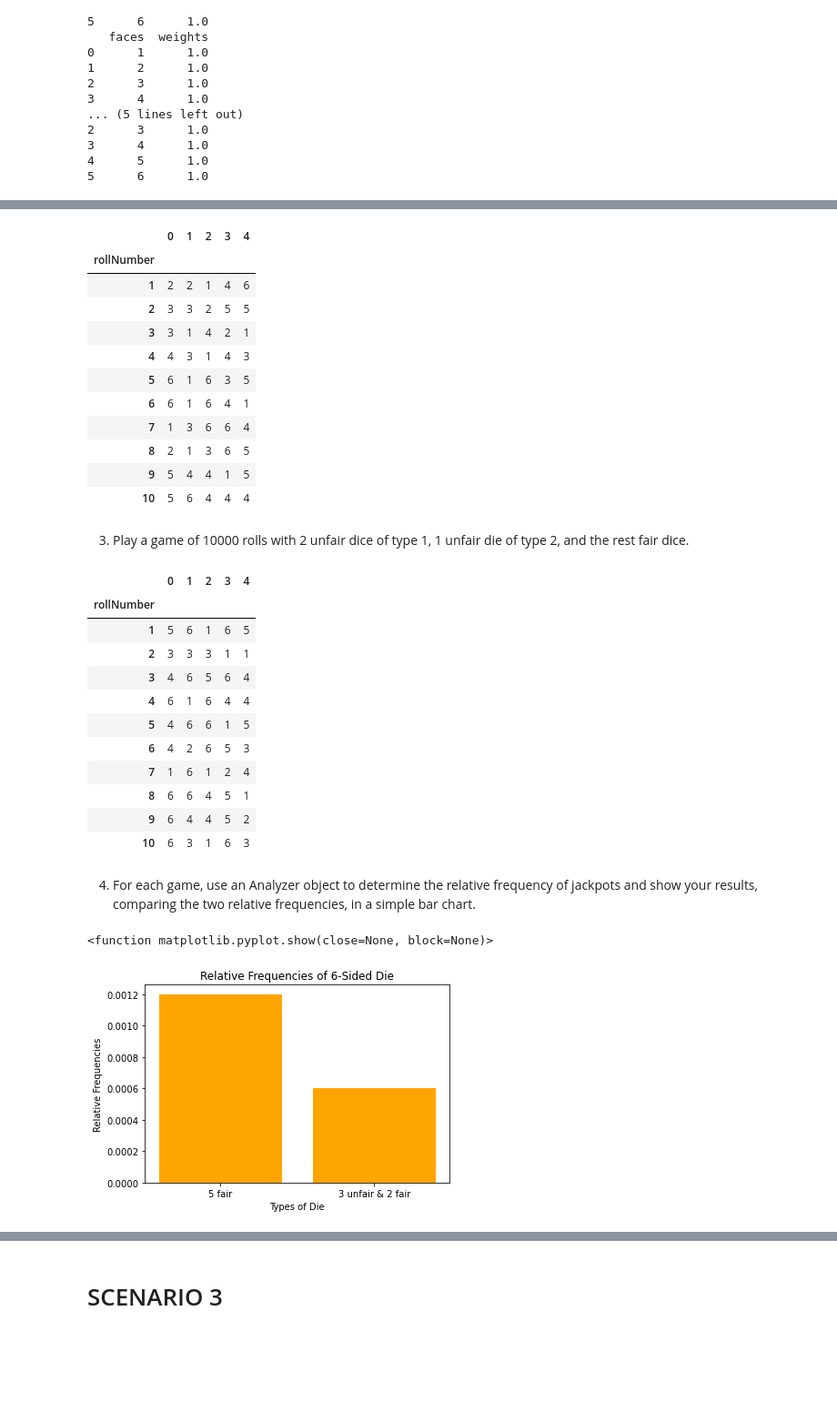
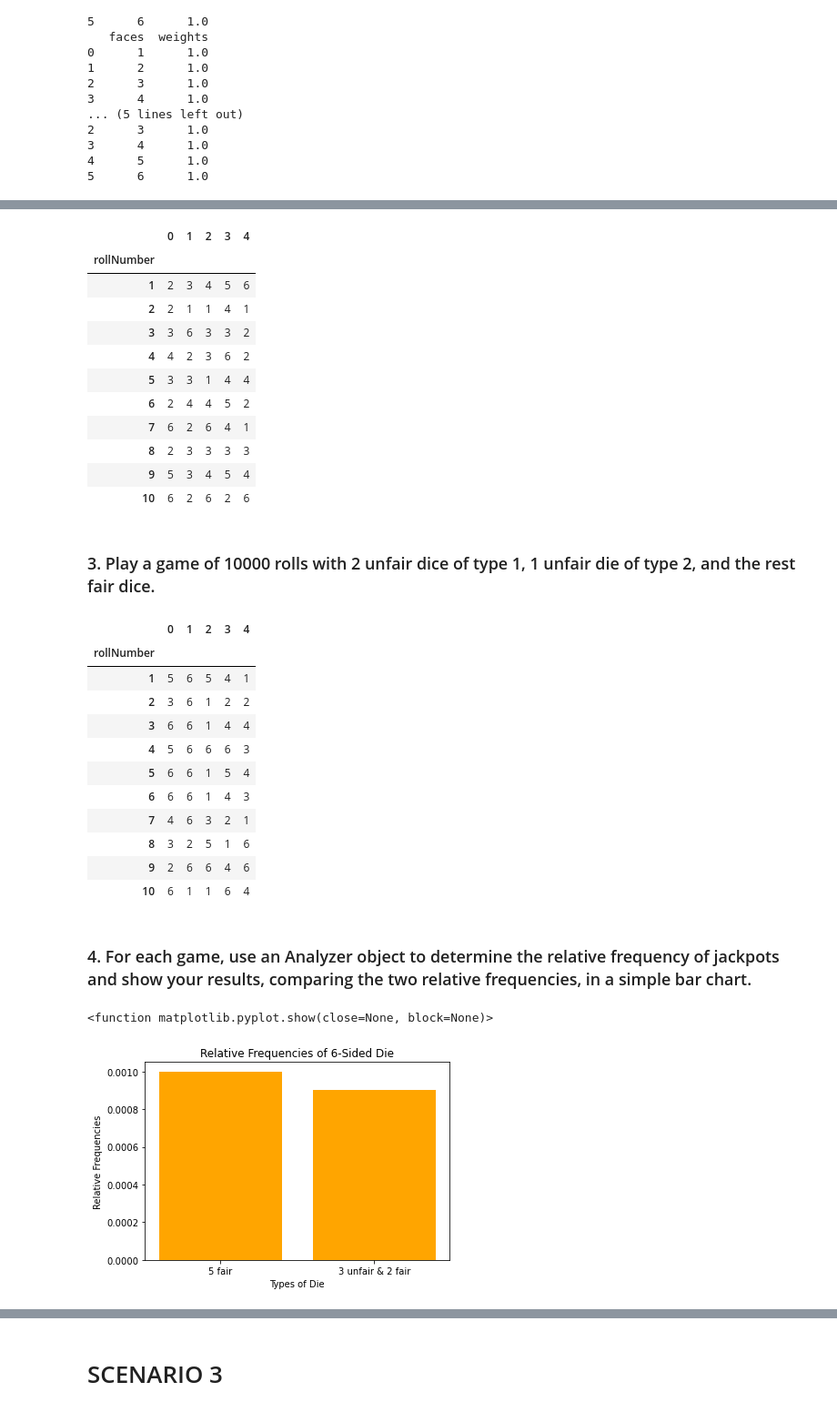
Before and after one commit to gjagtap2/FinalProjectDS5100, a Jupyter notebook: montecarlo_demo.ipynb, the cells around one changed output, grey strips where cells are left out. Shown at 91% size. Drawn from its saved outputs; the diff is of its cells as text; code cells hidden in the pictures; blank space fills up the shorter version.

```diff
--- a/montecarlo_demo.ipynb
+++ b/montecarlo_demo.ipynb
@@ -132,57 +134,57 @@ print(unfair2.showCurrent())
 # %%
 nroll = 10000
-game2 = Game([fair, fair, fair, fair, fair])
-game2.play(nroll)
-game2.show().head(10)
+fairGame = Game([fair, fair, fair, fair, fair])
+fairGame.play(nroll)
+fairGame.show().head(10)
 # %% [output]
 |  | 0 | 1 | 2 | 3 | 4 |
 | rollNumber |  |  |  |  |  |
-| 1 | 2 | 2 | 1 | 4 | 6 |
-| 2 | 3 | 3 | 2 | 5 | 5 |
-| 3 | 3 | 1 | 4 | 2 | 1 |
-| 4 | 4 | 3 | 1 | 4 | 3 |
-| 5 | 6 | 1 | 6 | 3 | 5 |
-| 6 | 6 | 1 | 6 | 4 | 1 |
-| 7 | 1 | 3 | 6 | 6 | 4 |
-| 8 | 2 | 1 | 3 | 6 | 5 |
-| 9 | 5 | 4 | 4 | 1 | 5 |
-| 10 | 5 | 6 | 4 | 4 | 4 |
+| 1 | 2 | 3 | 4 | 5 | 6 |
+| 2 | 2 | 1 | 1 | 4 | 1 |
+| 3 | 3 | 6 | 3 | 3 | 2 |
+| 4 | 4 | 2 | 3 | 6 | 2 |
+| 5 | 3 | 3 | 1 | 4 | 4 |
+| 6 | 2 | 4 | 4 | 5 | 2 |
+| 7 | 6 | 2 | 6 | 4 | 1 |
+| 8 | 2 | 3 | 3 | 3 | 3 |
+| 9 | 5 | 3 | 4 | 5 | 4 |
+| 10 | 6 | 2 | 6 | 2 | 6 |
 # %% [markdown]
-3. Play a game of 10000 rolls with 2 unfair dice of type 1, 1 unfair die of type 2, and the rest fair dice.
+### 3. Play a game of 10000 rolls with 2 unfair dice of type 1, 1 unfair die of type 2, and the rest fair dice.
 # %%
-game3 = Game([unfair1, unfair1, unfair2, fair, fair])
-game3.play(nroll)
-game3.show().head(10)
+unfairGame = Game([unfair1, unfair1, unfair2, fair, fair])
+unfairGame.play(nroll)
+unfairGame.show().head(10)
 # %% [output]
 |  | 0 | 1 | 2 | 3 | 4 |
 | rollNumber |  |  |  |  |  |
-| 1 | 5 | 6 | 1 | 6 | 5 |
-| 2 | 3 | 3 | 3 | 1 | 1 |
-| 3 | 4 | 6 | 5 | 6 | 4 |
-| 4 | 6 | 1 | 6 | 4 | 4 |
-| 5 | 4 | 6 | 6 | 1 | 5 |
-| 6 | 4 | 2 | 6 | 5 | 3 |
-| 7 | 1 | 6 | 1 | 2 | 4 |
-| 8 | 6 | 6 | 4 | 5 | 1 |
-| 9 | 6 | 4 | 4 | 5 | 2 |
-| 10 | 6 | 3 | 1 | 6 | 3 |
+| 1 | 5 | 6 | 5 | 4 | 1 |
+| 2 | 3 | 6 | 1 | 2 | 2 |
+| 3 | 6 | 6 | 1 | 4 | 4 |
+| 4 | 5 | 6 | 6 | 6 | 3 |
+| 5 | 6 | 6 | 1 | 5 | 4 |
+| 6 | 6 | 6 | 1 | 4 | 3 |
+| 7 | 4 | 6 | 3 | 2 | 1 |
+| 8 | 3 | 2 | 5 | 1 | 6 |
+| 9 | 2 | 6 | 6 | 4 | 6 |
+| 10 | 6 | 1 | 1 | 6 | 4 |
 # %% [markdown]
-4. For each game, use an Analyzer object to determine the relative frequency of jackpots and show your results, comparing the two relative frequencies, in a simple bar chart.
+### 4. For each game, use an Analyzer object to determine the relative frequency of jackpots and show your results, comparing the two relative frequencies, in a simple bar chart.
 # %%
-analyzer2 = Analyzer(game2)
-jack2 = analyzer2.jackpot()
-analyzer3 = Analyzer(game3)
-jack3 = analyzer3.jackpot()
+fairGameAnalyzer = Analyzer(fairGame)
+fairGameJackpot = fairGameAnalyzer.jackpot()
+unfairGameAnalyzer = Analyzer(unfairGame)
+unfairGameJackpot = unfairGameAnalyzer.jackpot()
 
-data = {'5 fair':jack2/nroll, '3 unfair & 2 fair':jack3/nroll}
+data = {'5 fair':fairGameJackpot/nroll, '3 unfair & 2 fair':unfairGameJackpot/nroll}
 games = list(data.keys())
 values = list(data.values())
 plt.bar(games, values, color="orange")
 plt.xlabel("Types of Die")
 plt.ylabel("Relative Frequencies")
 plt.title("Relative Frequencies of 6-Sided Die")
 plt.show
 # %% [output]
 <function matplotlib.pyplot.show(close=None, block=None)>
-[figure, old version]
+[figure, new version]
 # %% [markdown]
```
Also changed, not shown: parts of 28 cells of this notebook.
